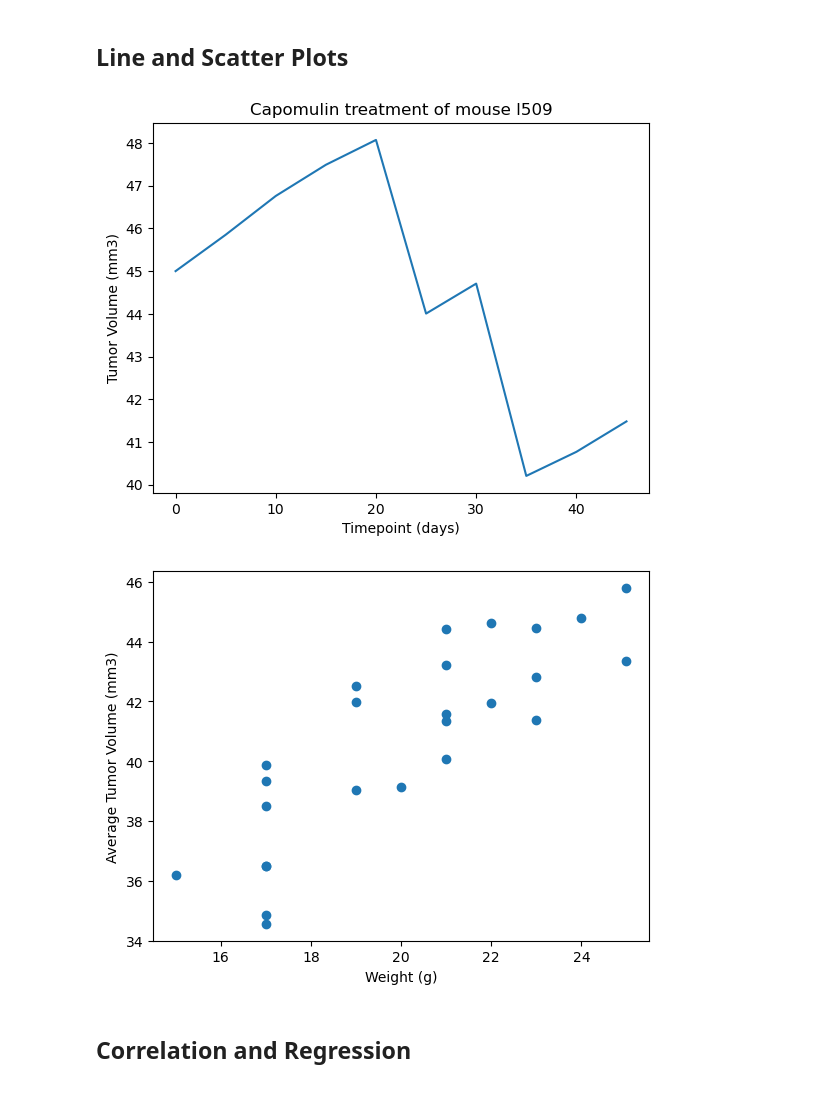
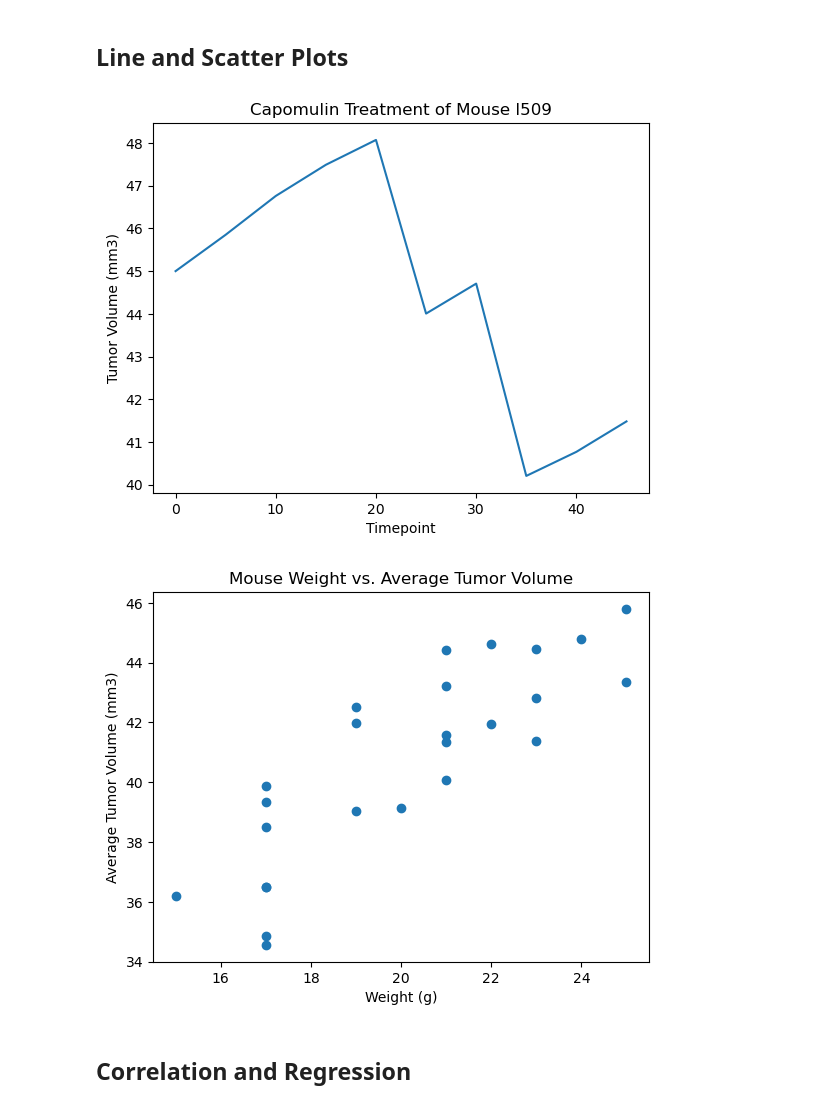
Before and after one commit to EBPaz/Plotting_Challenge, a Jupyter notebook: Pymaceuticals/pymaceuticals_starter.ipynb, the cells around one changed output. Cells and saved outputs as stored; diff of their text form; code cells hidden in the pictures.

Commit message:
code update - final code before analysis, clean-up

```diff
--- a/Pymaceuticals/pymaceuticals_starter.ipynb
+++ b/Pymaceuticals/pymaceuticals_starter.ipynb
@@ -259,11 +262,29 @@ Ceftamin's potential outliers: Series([], Name: Tumor Volume (mm3), dtype: float
 ## Line and Scatter Plots
 # %%
 # Generate a line plot of tumor volume vs. time point for a single mouse treated with Capomulin
+cap_loc = pymaceutical_clean.loc[pymaceutical_clean["Drug Regimen"] == "Capomulin", :]
+mouse_loc = cap_loc.loc[cap_loc["Mouse ID"]== "l509", :]
+
+x_axis = mouse_loc["Timepoint"]
+y_axis = mouse_loc["Tumor Volume (mm3)"]
+plt.plot(x_axis, y_axis)
+plt.title("Capomulin Treatment of Mouse l509")
+plt.xlabel("Timepoint")
+plt.ylabel("Tumor Volume (mm3)")
+plt.show()
 # %% [output]
-[figure, old version]
+[figure, new version]
 # %%
 # Generate a scatter plot of mouse weight vs. the average observed tumor volume for the entire Capomulin regimen
+cap_loc = pymaceutical_clean.loc[pymaceutical_clean["Drug Regimen"] == "Capomulin", :]
+average_vol = cap_loc.groupby(["Mouse ID"]).mean()
+
+plt.scatter(average_vol["Weight (g)"], average_vol["Tumor Volume (mm3)"])
+plt.title("Mouse Weight vs. Average Tumor Volume")
+plt.xlabel("Weight (g)")
+plt.ylabel("Average Tumor Volume (mm3)")
+plt.show()
 # %% [output]
-[figure, old version]
+[figure, new version]
 # %% [markdown]
 ## Correlation and Regression
```
Also changed, not shown: parts of 5 cells of this notebook, 1 other file.
